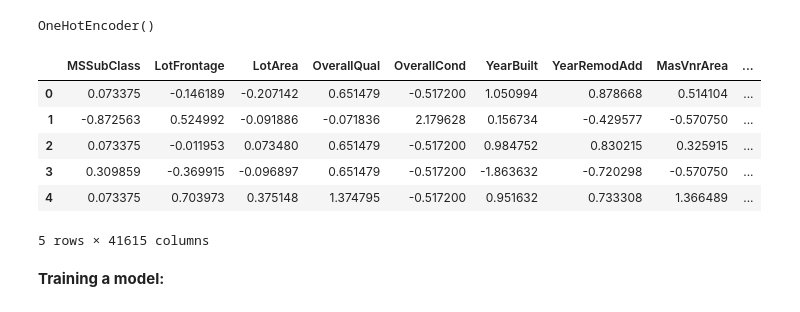
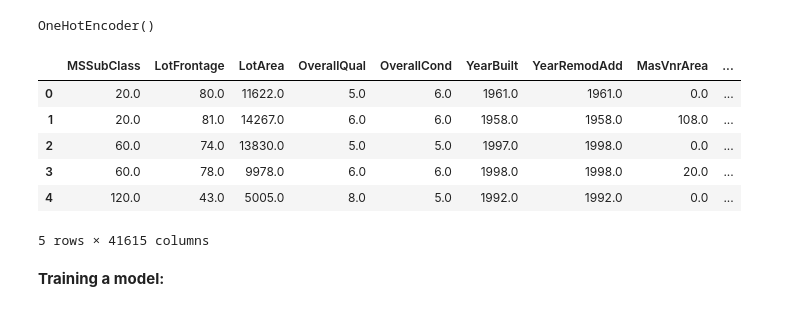
Before and after one commit to SadeqMoradi/HousePrices, a Jupyter notebook: house-price-regression.ipynb, the cells around one changed output. Cells and saved outputs as stored; diff of their text form; code cells hidden in the pictures.

```diff
--- a/house-price-regression.ipynb
+++ b/house-price-regression.ipynb
@@ -177,15 +177,18 @@ poly_features = PolynomialFeatures(degree=2,include_bias=False)
 X_train_data_poly =  poly_features.fit_transform(X_train_data)
 # %%
 X_train_data_poly = pd.DataFrame(X_train_data_poly,index = X_train_data.index , columns = poly_features.get_feature_names_out(X_train_data.columns))
+# %%
+test_data_poly =  poly_features.fit_transform(test_data)
+test_data_poly = pd.DataFrame(test_data_poly,index = test_data.index , columns = poly_features.get_feature_names_out(test_data.columns))
 # %%
-X_train_data_poly.head()
+test_data_poly.head()
 # %% [output]
 |  | MSSubClass | LotFrontage | LotArea | OverallQual | OverallCond | YearBuilt | YearRemodAdd | MasVnrArea | ... |
-| 0 | 0.073375 | -0.146189 | -0.207142 | 0.651479 | -0.517200 | 1.050994 | 0.878668 | 0.514104 | ... |
-| 1 | -0.872563 | 0.524992 | -0.091886 | -0.071836 | 2.179628 | 0.156734 | -0.429577 | -0.570750 | ... |
-| 2 | 0.073375 | -0.011953 | 0.073480 | 0.651479 | -0.517200 | 0.984752 | 0.830215 | 0.325915 | ... |
-| 3 | 0.309859 | -0.369915 | -0.096897 | 0.651479 | -0.517200 | -1.863632 | -0.720298 | -0.570750 | ... |
-| 4 | 0.073375 | 0.703973 | 0.375148 | 1.374795 | -0.517200 | 0.951632 | 0.733308 | 1.366489 | ... |
+| 0 | 20.0 | 80.0 | 11622.0 | 5.0 | 6.0 | 1961.0 | 1961.0 | 0.0 | ... |
+| 1 | 20.0 | 81.0 | 14267.0 | 6.0 | 6.0 | 1958.0 | 1958.0 | 108.0 | ... |
+| 2 | 60.0 | 74.0 | 13830.0 | 5.0 | 5.0 | 1997.0 | 1998.0 | 0.0 | ... |
+| 3 | 60.0 | 78.0 | 9978.0 | 6.0 | 6.0 | 1998.0 | 1998.0 | 20.0 | ... |
+| 4 | 120.0 | 43.0 | 5005.0 | 8.0 | 5.0 | 1992.0 | 1992.0 | 0.0 | ... |
 5 rows × 41615 columns
 # %% [markdown]
 **Training a model:**
```
Also changed, not shown: parts of 4 cells of this notebook.
